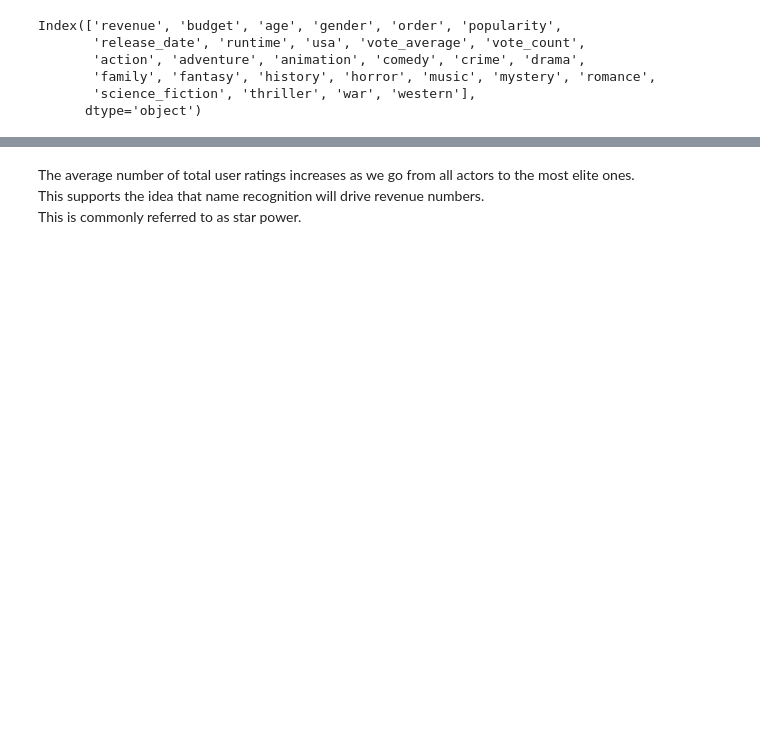
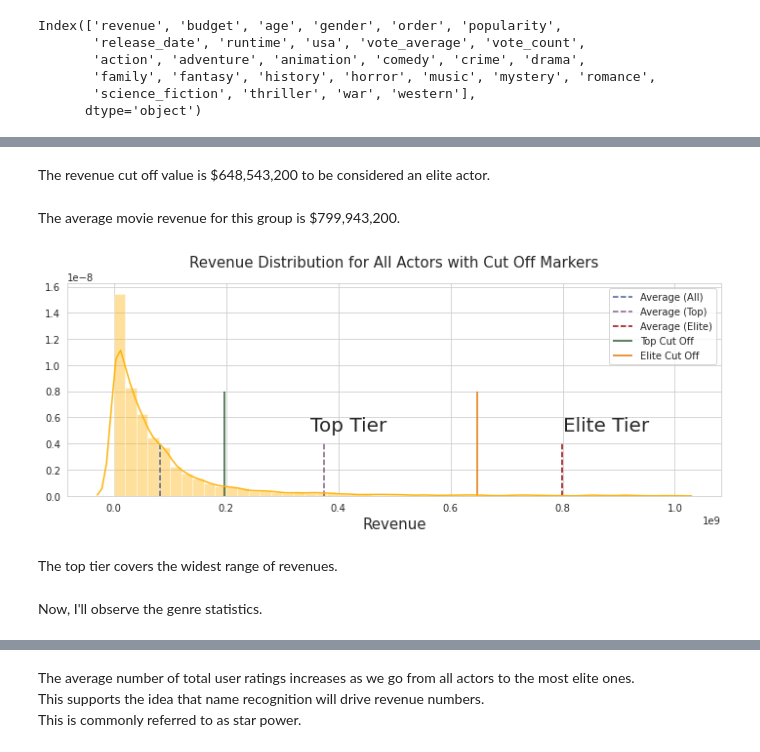
Before and after one commit to christianspybrook/movie_actor_tree_ensembles, a Jupyter notebook: data_story/capstone2_data_story_optimized_target.ipynb, the cells around one changed output, grey strips where cells are left out. Drawn from its saved outputs; the diff is of its cells as text; code cells hidden in the pictures; blank space fills up the shorter version.

```diff
--- a/data_story/capstone2_data_story_optimized_target.ipynb
+++ b/data_story/capstone2_data_story_optimized_target.ipynb
@@ -379,0 +151,33 @@ plt.title('User Rating Count Distributions');
+# %% [markdown]
+The revenue cut off value is $648,543,200 to be considered an elite actor.
+# %% [markdown]
+The average movie revenue for this group is $799,943,200.
+# %%
+# plot revenue distribution, showing ranges of actor tiers
+
+plt.text(3.5e8, 5e-9, 'Top Tier', fontsize=20)
+plt.text(8e8, 5e-9, 'Elite Tier', fontsize=20)
+
+plt.vlines(x=np.mean(df['revenue']), ymin=0, ymax=4e-9, color=mp.colors(0),
+           label='Average (All)', linestyles='dashed')
+plt.vlines(x=np.mean(top_df['revenue']), ymin=0, ymax=4e-9, color=mp.colors(1),
+           label='Average (Top)', linestyles='dashed')
+plt.vlines(x=np.mean(elite_df['revenue']), ymin=0, ymax=4e-9, color=mp.colors(2),
+           label='Average (Elite)', linestyles='dashed')
+plt.vlines(x=np.min(top_df['revenue']), ymin=0, ymax=8e-9, color=mp.colors(4),
+           label='Top Cut Off')
+plt.vlines(x=np.min(elite_df['revenue']), ymin=0, ymax=8e-9, color=mp.colors(5),
+           label='Elite Cut Off')
+sns.distplot(df['revenue'], color=mp.colors(3))
+
+plt.xlabel('Revenue', fontsize='15')
+
+plt.legend()
+plt.title('Revenue Distribution for All Actors with Cut Off Markers',
+          fontsize=15, y=1.05);
+# %% [output]
+[figure, added]
+# %% [markdown]
+The top tier covers the widest range of revenues.
+# %% [markdown]
+Now, I'll observe the genre statistics.
```
Also changed, not shown: parts of 133 cells of this notebook.
